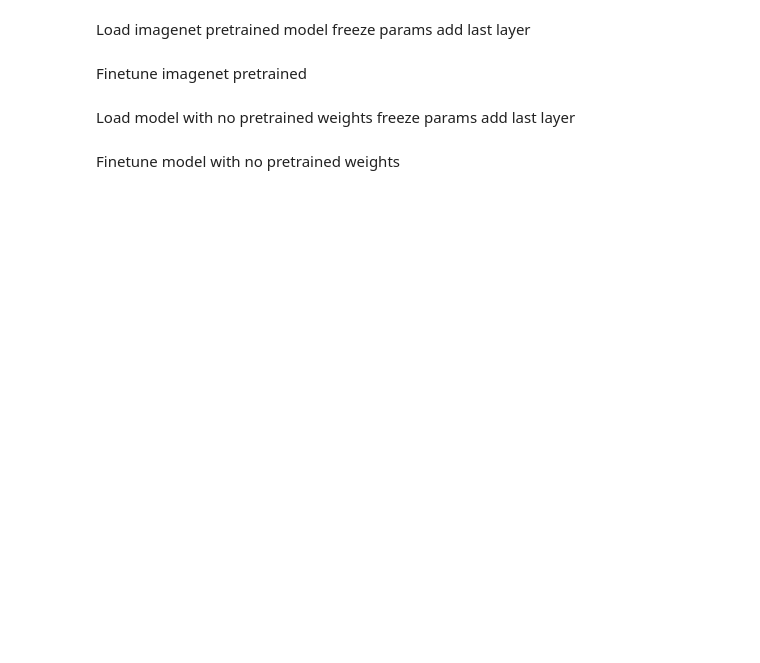
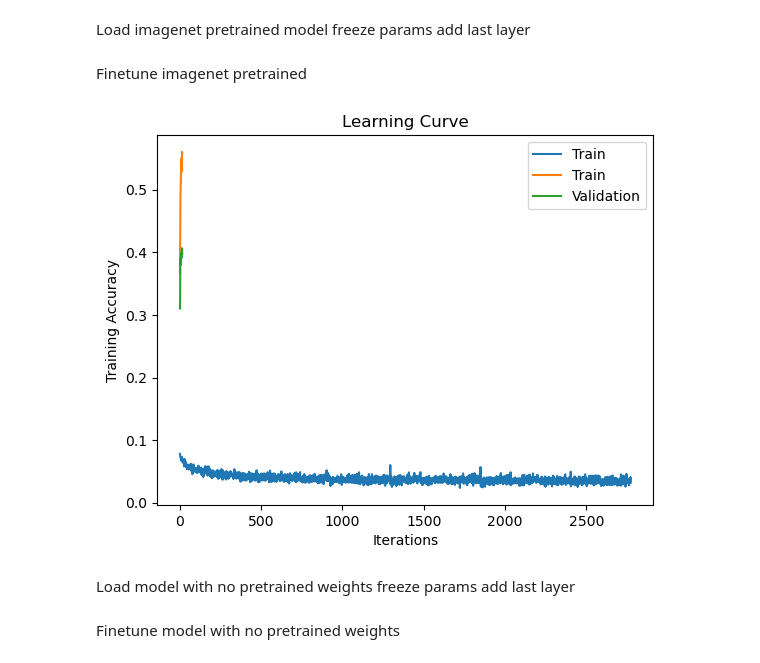
Before and after one commit to daghjelm/webface, a Jupyter notebook: tranfer_learn_digi.ipynb, the cells around one changed output. Saved outputs shown, nothing was run; the diff lists cells and outputs as text; code cells hidden in the pictures; blank space fills up the shorter version.

```diff
--- a/tranfer_learn_digi.ipynb
+++ b/tranfer_learn_digi.ipynb
@@ -245,20 +235,18 @@ model.fc = torch.nn.Sequential(
 Finetune imagenet pretrained
 # %%
 model.to(device)
-
-learning_rate = 0.01
 
 precision2, predictions2, label_list2 = train(
     eval=True,
     data_loader=train_loader,
     output_to_file=True,
     always_output=False,
-    scheduling=False,
-    learning_rate=learning_rate,
-    num_epochs=20,
     loss_output_mod=10,
-    savestate=False,
+    savestate=True,
+    filename_prefix='imagenet_pretrained/v1_finetune',
 )
+# %% [output]
+[figure, added]
 # %% [markdown]
 Load model with no pretrained weights
 freeze params
```
Also changed, not shown: parts of 10 cells of this notebook, 18 other files.
